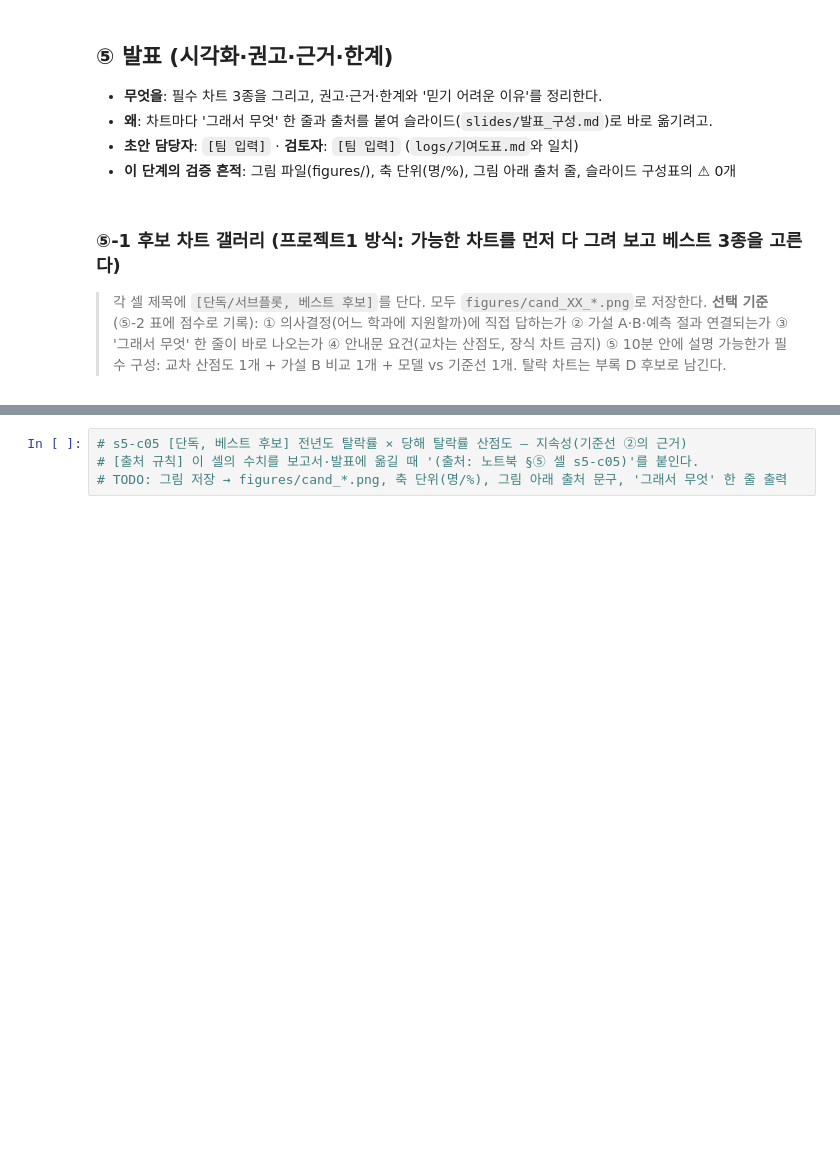
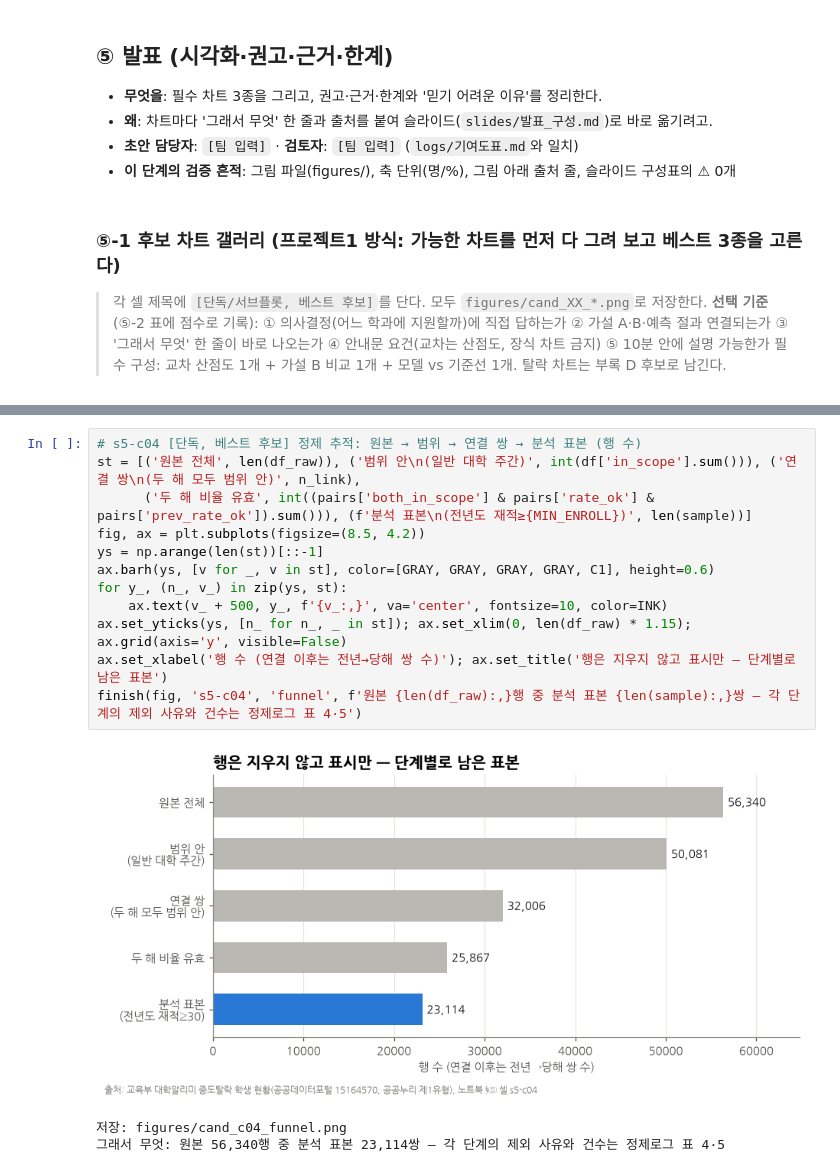
Before and after one commit to 202103116-stack/university-dropout-risk-analysis, a Jupyter notebook: notebook/팀프로젝트2_14조.ipynb, the cells around one changed output, grey strips where cells are left out. Saved outputs shown, nothing was run; the diff lists cells and outputs as text; blank space fills up the shorter version.

```diff
--- a/notebook/팀프로젝트2_14조.ipynb
+++ b/notebook/팀프로젝트2_14조.ipynb
@@ -1139,5 +1206,17 @@ display(SUMMARY)
 # %%
-# s5-c05 [단독, 베스트 후보] 전년도 탈락률 × 당해 탈락률 산점도 — 지속성(기준선 ②의 근거)
-# [출처 규칙] 이 셀의 수치를 보고서·발표에 옮길 때 '(출처: 노트북 §⑤ 셀 s5-c05)'를 붙인다.
-# TODO: 그림 저장 → figures/cand_*.png, 축 단위(명/%), 그림 아래 출처 문구, '그래서 무엇' 한 줄 출력
+# s5-c04 [단독, 베스트 후보] 정제 추적: 원본 → 범위 → 연결 쌍 → 분석 표본 (행 수)
+st = [('원본 전체', len(df_raw)), ('범위 안\n(일반 대학 주간)', int(df['in_scope'].sum())), ('연결 쌍\n(두 해 모두 범위 안)', n_link),
+      ('두 해 비율 유효', int((pairs['both_in_scope'] & pairs['rate_ok'] & pairs['prev_rate_ok']).sum())), (f'분석 표본\n(전년도 재적≥{MIN_ENROLL})', len(sample))]
+fig, ax = plt.subplots(figsize=(8.5, 4.2))
+ys = np.arange(len(st))[::-1]
+ax.barh(ys, [v for _, v in st], color=[GRAY, GRAY, GRAY, GRAY, C1], height=0.6)
+for y_, (n_, v_) in zip(ys, st):
+    ax.text(v_ + 500, y_, f'{v_:,}', va='center', fontsize=10, color=INK)
+ax.set_yticks(ys, [n_ for n_, _ in st]); ax.set_xlim(0, len(df_raw) * 1.15); ax.grid(axis='y', visible=False)
+ax.set_xlabel('행 수 (연결 이후는 전년→당해 쌍 수)'); ax.set_title('행은 지우지 않고 표시만 — 단계별로 남은 표본')
+finish(fig, 's5-c04', 'funnel', f'원본 {len(df_raw):,}행 중 분석 표본 {len(sample):,}쌍 — 각 단계의 제외 사유와 건수는 정제로그 표 4·5')
+# %% [output]
+[figure, added]
+저장: figures/cand_c04_funnel.png
+그래서 무엇: 원본 56,340행 중 분석 표본 23,114쌍 — 각 단계의 제외 사유와 건수는 정제로그 표 4·5
 # %%
```
Also changed, not shown: parts of 25 cells of this notebook, 23 other files.
